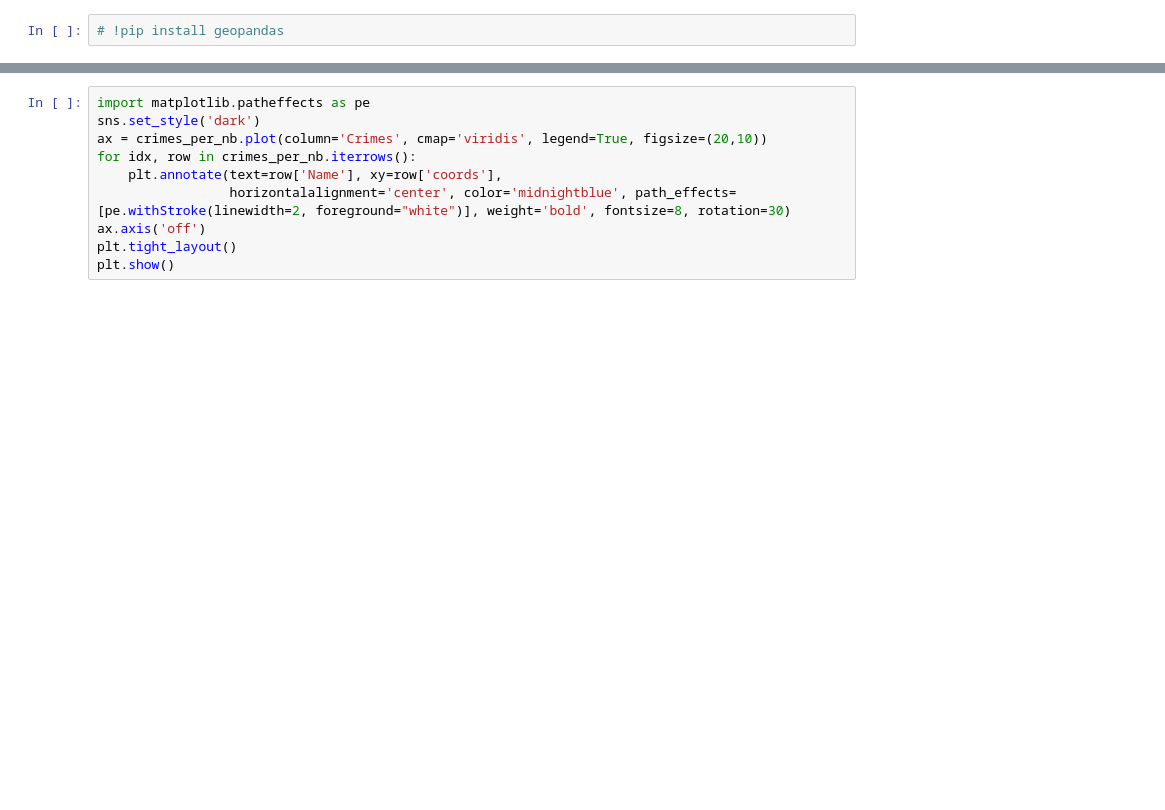
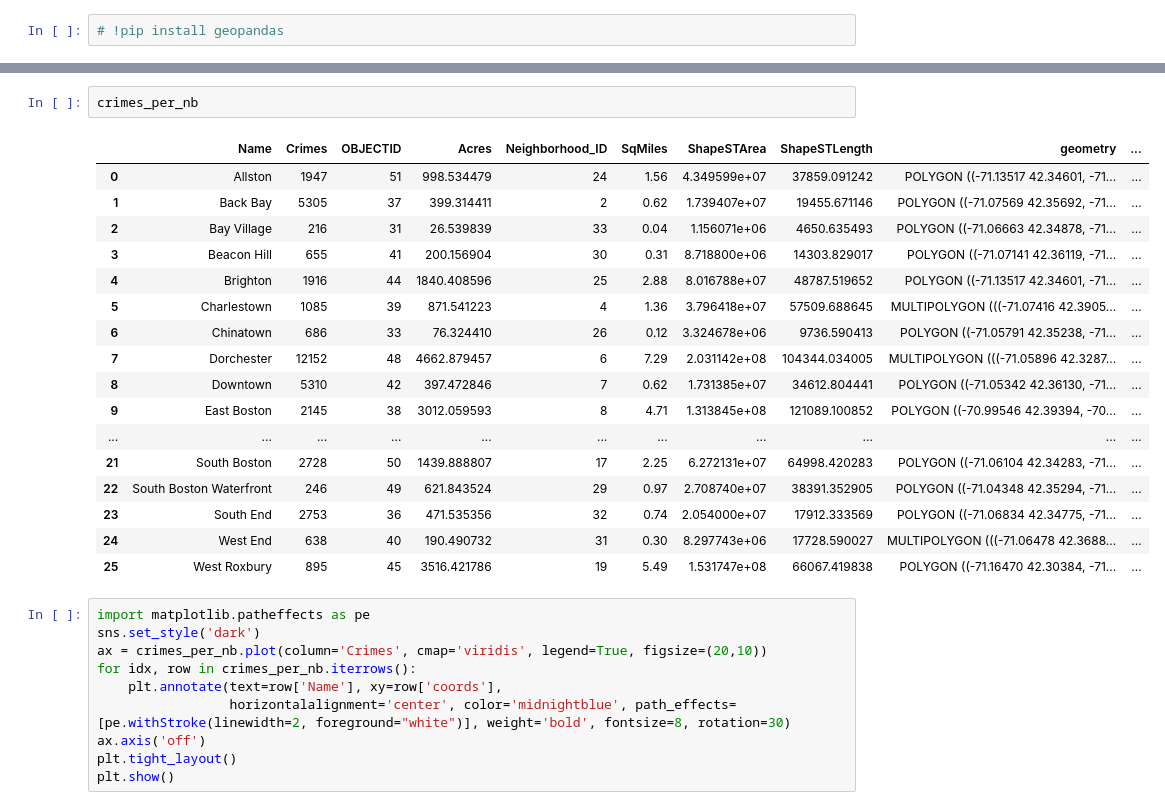
Before and after one commit to IraitzTB/TheBridge_DSPT, a Jupyter notebook: 2-Data Analysis/2-Dataframes y estadística/Practica/4-Boston House Pricing/Boston.ipynb, the cells around one changed output, grey strips where cells are left out. Saved outputs shown, nothing was run; the diff lists cells and outputs as text; blank space fills up the shorter version.

```diff
--- a/2-Data Analysis/2-Dataframes y estadística/Practica/4-Boston House Pricing/Boston.ipynb
+++ b/2-Data Analysis/2-Dataframes y estadística/Practica/4-Boston House Pricing/Boston.ipynb
@@ -271,6 +327,26 @@ Right CRS: EPSG:4326
 | 2 | Bay Village | 216 | 31 | 26.539839 | 33 | 0.04 | 1.156071e+06 | 4650.635493 | POLYGON ((-71.06663 42.34878, -71... | ... |
 | 3 | Beacon Hill | 655 | 41 | 200.156904 | 30 | 0.31 | 8.718800e+06 | 14303.829017 | POLYGON ((-71.07141 42.36119, -71... | ... |
 | 4 | Brighton | 1916 | 44 | 1840.408596 | 25 | 2.88 | 8.016788e+07 | 48787.519652 | POLYGON ((-71.13517 42.34601, -71... | ... |
+# %%
+crimes_per_nb
+# %% [output]
+|  | Name | Crimes | OBJECTID | Acres | Neighborhood_ID | SqMiles | ShapeSTArea | ShapeSTLength | geometry | ... |
+| 0 | Allston | 1947 | 51 | 998.534479 | 24 | 1.56 | 4.349599e+07 | 37859.091242 | POLYGON ((-71.13517 42.34601, -71... | ... |
+| 1 | Back Bay | 5305 | 37 | 399.314411 | 2 | 0.62 | 1.739407e+07 | 19455.671146 | POLYGON ((-71.07569 42.35692, -71... | ... |
+| 2 | Bay Village | 216 | 31 | 26.539839 | 33 | 0.04 | 1.156071e+06 | 4650.635493 | POLYGON ((-71.06663 42.34878, -71... | ... |
+| 3 | Beacon Hill | 655 | 41 | 200.156904 | 30 | 0.31 | 8.718800e+06 | 14303.829017 | POLYGON ((-71.07141 42.36119, -71... | ... |
+| 4 | Brighton | 1916 | 44 | 1840.408596 | 25 | 2.88 | 8.016788e+07 | 48787.519652 | POLYGON ((-71.13517 42.34601, -71... | ... |
+| 5 | Charlestown | 1085 | 39 | 871.541223 | 4 | 1.36 | 3.796418e+07 | 57509.688645 | MULTIPOLYGON (((-71.07416 42.3905... | ... |
+| 6 | Chinatown | 686 | 33 | 76.324410 | 26 | 0.12 | 3.324678e+06 | 9736.590413 | POLYGON ((-71.05791 42.35238, -71... | ... |
+| 7 | Dorchester | 12152 | 48 | 4662.879457 | 6 | 7.29 | 2.031142e+08 | 104344.034005 | MULTIPOLYGON (((-71.05896 42.3287... | ... |
+| 8 | Downtown | 5310 | 42 | 397.472846 | 7 | 0.62 | 1.731385e+07 | 34612.804441 | POLYGON ((-71.05342 42.36130, -71... | ... |
+| 9 | East Boston | 2145 | 38 | 3012.059593 | 8 | 4.71 | 1.313845e+08 | 121089.100852 | POLYGON ((-70.99546 42.39394, -70... | ... |
+| ... | ... | ... | ... | ... | ... | ... | ... | ... | ... | ... |
+| 21 | South Boston | 2728 | 50 | 1439.888807 | 17 | 2.25 | 6.272131e+07 | 64998.420283 | POLYGON ((-71.06104 42.34283, -71... | ... |
+| 22 | South Boston Waterfront | 246 | 49 | 621.843524 | 29 | 0.97 | 2.708740e+07 | 38391.352905 | POLYGON ((-71.04348 42.35294, -71... | ... |
+| 23 | South End | 2753 | 36 | 471.535356 | 32 | 0.74 | 2.054000e+07 | 17912.333569 | POLYGON ((-71.06834 42.34775, -71... | ... |
+| 24 | West End | 638 | 40 | 190.490732 | 31 | 0.30 | 8.297743e+06 | 17728.590027 | MULTIPOLYGON (((-71.06478 42.3688... | ... |
+| 25 | West Roxbury | 895 | 45 | 3516.421786 | 19 | 5.49 | 1.531747e+08 | 66067.419838 | POLYGON ((-71.16470 42.30384, -71... | ... |
 # %%
 import matplotlib.patheffects as pe
 sns.set_style('dark')
```
Also changed, not shown: parts of 14 cells of this notebook, 1 other file.
